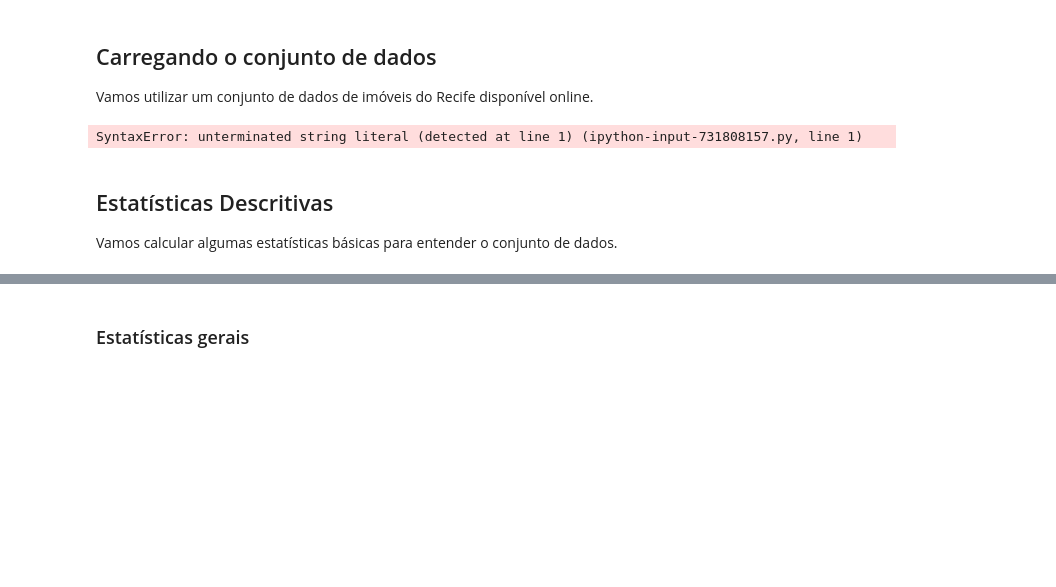
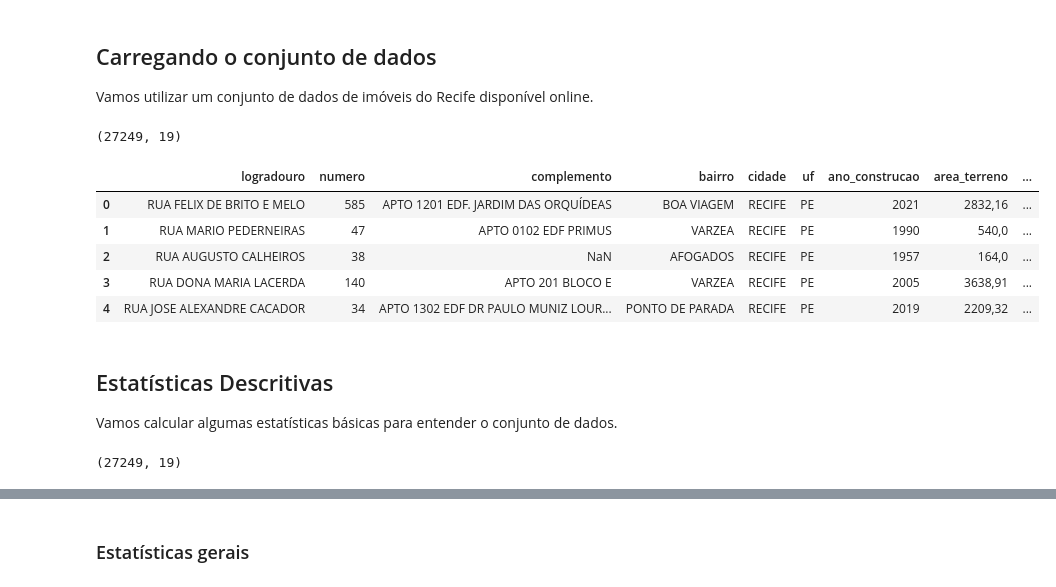
Before and after one commit to helivelton/Aventura_Prolog, a Jupyter notebook: 00-intro/03_Visualizacao-Estatisticas.ipynb, the cells around one changed output, grey strips where cells are left out. Drawn from its saved outputs; the diff is of its cells as text; code cells hidden in the pictures; blank space fills up the shorter version.

```diff
--- a/00-intro/03_Visualizacao-Estatisticas.ipynb
+++ b/00-intro/03_Visualizacao-Estatisticas.ipynb
@@ -22,18 +38,28 @@ import seaborn as sns
 ## Carregando o conjunto de dados
 Vamos utilizar um conjunto de dados de imóveis do Recife disponível online.
 # %%
-houses_2022 = pd.read_csv("https://raw.githubusercontent.com/ufrpe-ensino/ia-aulas/refs/heads/master/data/itbi_2022.csv&quot;,sep=";")
-houses_2023 = pd.read_csv("https://raw.githubusercontent.com/ufrpe-ensino/ia-aulas/refs/heads/master/data/itbi_2023.csv&quot;,sep=";")
+import pandas as pd
+houses_2022 = pd.read_csv("https://raw.githubusercontent.com/ufrpe-ensino/ia-aulas/refs/heads/master/data/itbi_2022.csv", sep = ";")
+houses_2023 = pd.read_csv("https://raw.githubusercontent.com/ufrpe-ensino/ia-aulas/refs/heads/master/data/itbi_2023.csv", sep = ";")
 houses=pd.concat([houses_2022, houses_2023])
 print(houses.shape)
 houses.head()
 houses.head()
 # %% [output]
-SyntaxError: unterminated string literal (detected at line 1) (ipython-input-731808157.py, line 1)
+(27249, 19)
+|  | logradouro | numero | complemento | bairro | cidade | uf | ano_construcao | area_terreno | ... |
+| 0 | RUA FELIX DE BRITO E MELO | 585 | APTO 1201 EDF. JARDIM DAS ORQUÍDEAS | BOA VIAGEM | RECIFE | PE | 2021 | 2832,16 | ... |
+| 1 | RUA MARIO PEDERNEIRAS | 47 | APTO 0102 EDF PRIMUS | VARZEA | RECIFE | PE | 1990 | 540,0 | ... |
+| 2 | RUA AUGUSTO CALHEIROS | 38 | NaN | AFOGADOS | RECIFE | PE | 1957 | 164,0 | ... |
+| 3 | RUA DONA MARIA LACERDA | 140 | APTO 201 BLOCO E | VARZEA | RECIFE | PE | 2005 | 3638,91 | ... |
+| 4 | RUA JOSE ALEXANDRE CACADOR | 34 | APTO 1302 EDF DR PAULO MUNIZ LOUR... | PONTO DE PARADA | RECIFE | PE | 2019 | 2209,32 | ... |
 # %% [markdown]
 ## Estatísticas Descritivas
 Vamos calcular algumas estatísticas básicas para entender o conjunto de dados.
 # %%
+
 houses.shape  # Dimensões do data frame
+# %% [output]
+(27249, 19)
 # %%
 houses.dtypes  # Tipos das colunas
```
Also changed, not shown: parts of 4 cells of this notebook.
